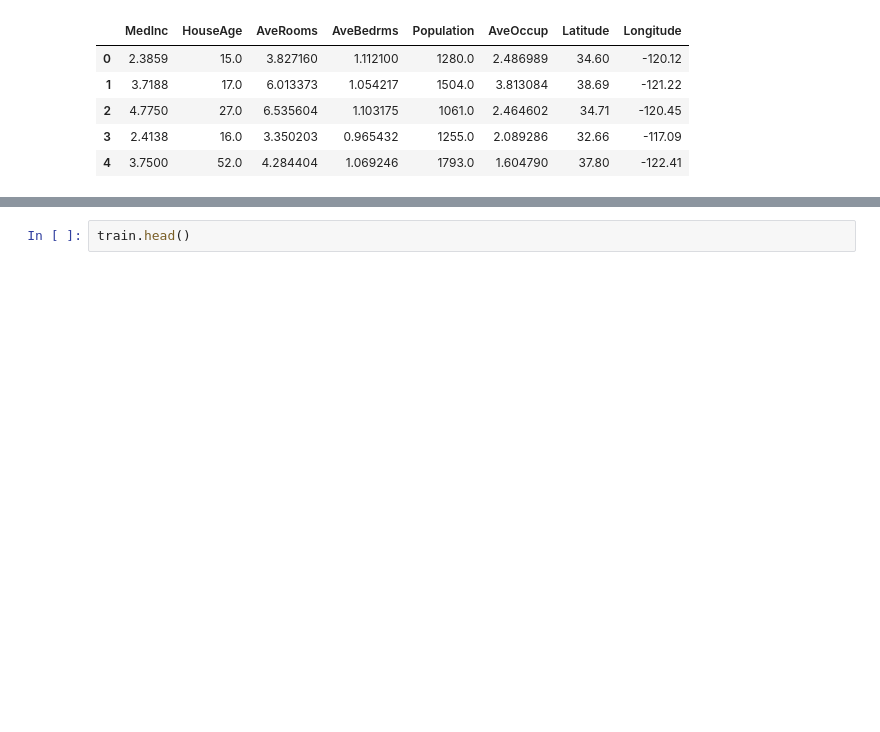
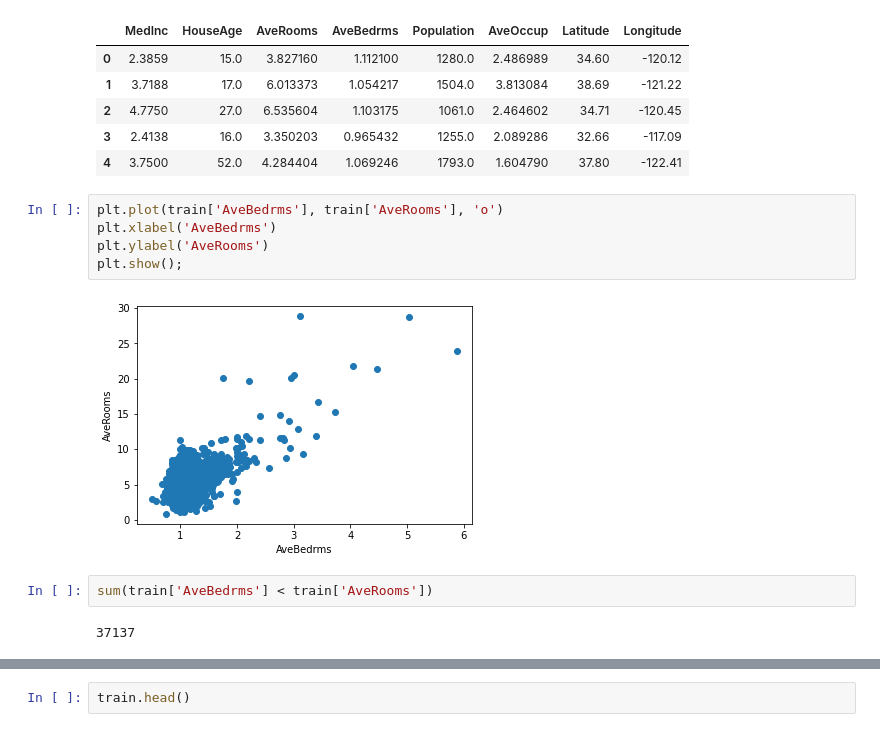
Before and after one commit to Analytics-Data-Science-and-Tech/Analytics_Data_Science, a Jupyter notebook: Tabular-Playground-Series/Tabular-Playground-Jan-2023/Ep1/Feature_Engineering.ipynb, the cells around one changed output, grey strips where cells are left out. Drawn from its saved outputs; the diff is of its cells as text; blank space fills up the shorter version.

```diff
--- a/Tabular-Playground-Series/Tabular-Playground-Jan-2023/Ep1/Feature_Engineering.ipynb
+++ b/Tabular-Playground-Series/Tabular-Playground-Jan-2023/Ep1/Feature_Engineering.ipynb
@@ -91,3 +91,14 @@ X.head()
 | 2 | 4.7750 | 27.0 | 6.535604 | 1.103175 | 1061.0 | 2.464602 | 34.71 | -120.45 |
 | 3 | 2.4138 | 16.0 | 3.350203 | 0.965432 | 1255.0 | 2.089286 | 32.66 | -117.09 |
 | 4 | 3.7500 | 52.0 | 4.284404 | 1.069246 | 1793.0 | 1.604790 | 37.80 | -122.41 |
+# %%
+plt.plot(train['AveBedrms'], train['AveRooms'], 'o')
+plt.xlabel('AveBedrms')
+plt.ylabel('AveRooms')
+plt.show();
+# %% [output]
+[figure, added]
+# %%
+sum(train['AveBedrms'] < train['AveRooms'])
+# %% [output]
+37137
```
Also changed, not shown: parts of 10 cells of this notebook.
